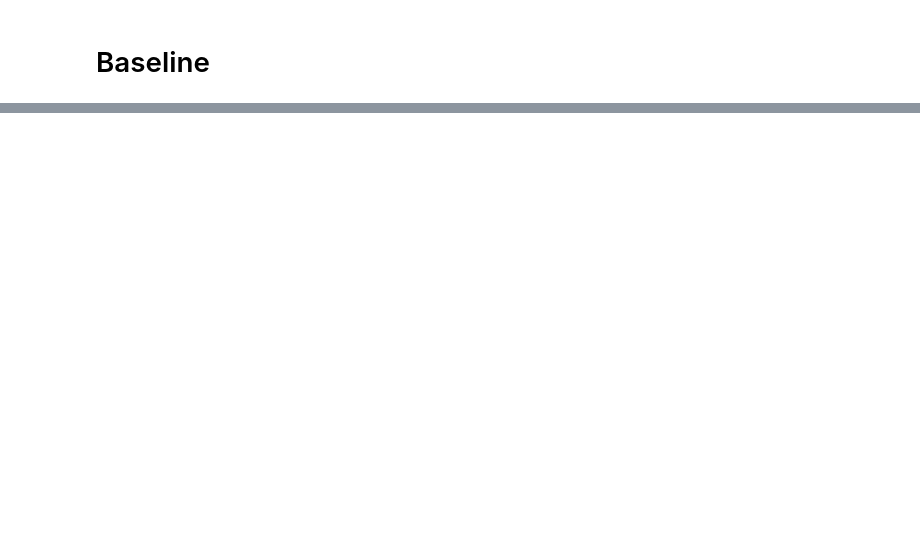
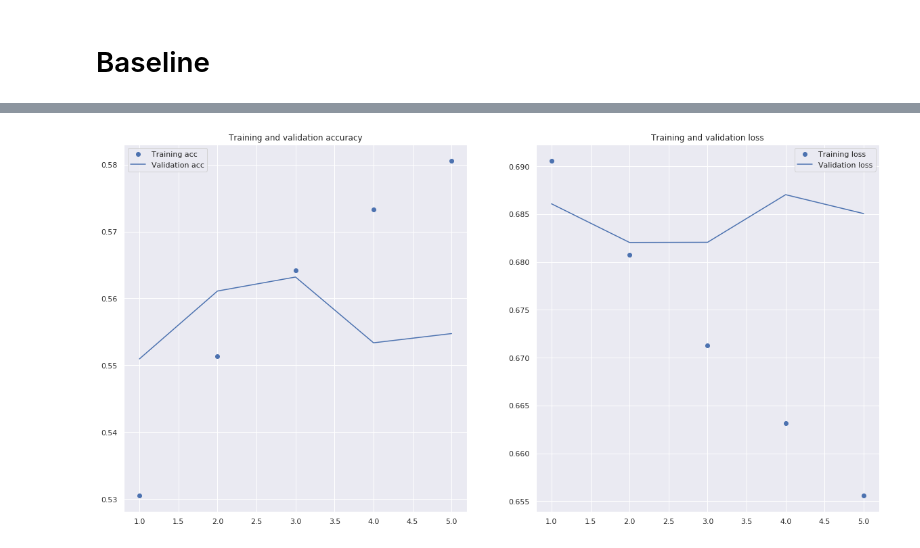
Before and after one commit to issahammoud/gender-detection, a Jupyter notebook: gender-detection.ipynb, the cells around one changed output, grey strips where cells are left out. Cells and saved outputs as stored; diff of their text form; code cells hidden in the pictures; blank space fills up the shorter version.

```diff
--- a/gender-detection.ipynb
+++ b/gender-detection.ipynb
@@ -251,0 +348,18 @@ precision is 62.451709115675015%, recall is 62.451709115675015% and f1 score is
+# %%
+embedding_dim = 300
+
+c = 0
+embedding_matrix = np.zeros((max_words, embedding_dim))
+
+# eliminer les mots vides de l'embedding car il n'existe pas dans nos donnees
+for word, i in word_index.items():
+    if word not in stop_words and c < max_words:
+
+        embedding_vector = embeddings_index.get(word)
+
+        if embedding_vector is not None:
+
+            embedding_matrix[c] = embedding_vector
+            c+=1
+
+c
@@ -251,0 +368,2 @@ precision is 62.451709115675015%, recall is 62.451709115675015% and f1 score is
+# %%
+model = get_model(maxlen, max_words, embedding_dim, dropout=True)
@@ -251,0 +389,7 @@ precision is 62.451709115675015%, recall is 62.451709115675015% and f1 score is
+# %%
+model.layers[0].set_weights([embedding_matrix])
+model.layers[0].trainable = False
+# %%
+model.compile(optimizer='rmsprop', loss='binary_crossentropy',metrics=["acc"])
+
+history = model.fit(X_train, y_train['male'].values, epochs = 5, batch_size = 256, validation_split = 0.2)
@@ -251,0 +420,4 @@ precision is 62.451709115675015%, recall is 62.451709115675015% and f1 score is
+# %%
+plot_acc(history)
+# %% [output]
+[figure, added]
```
Also changed, not shown: parts of 33 cells of this notebook.
